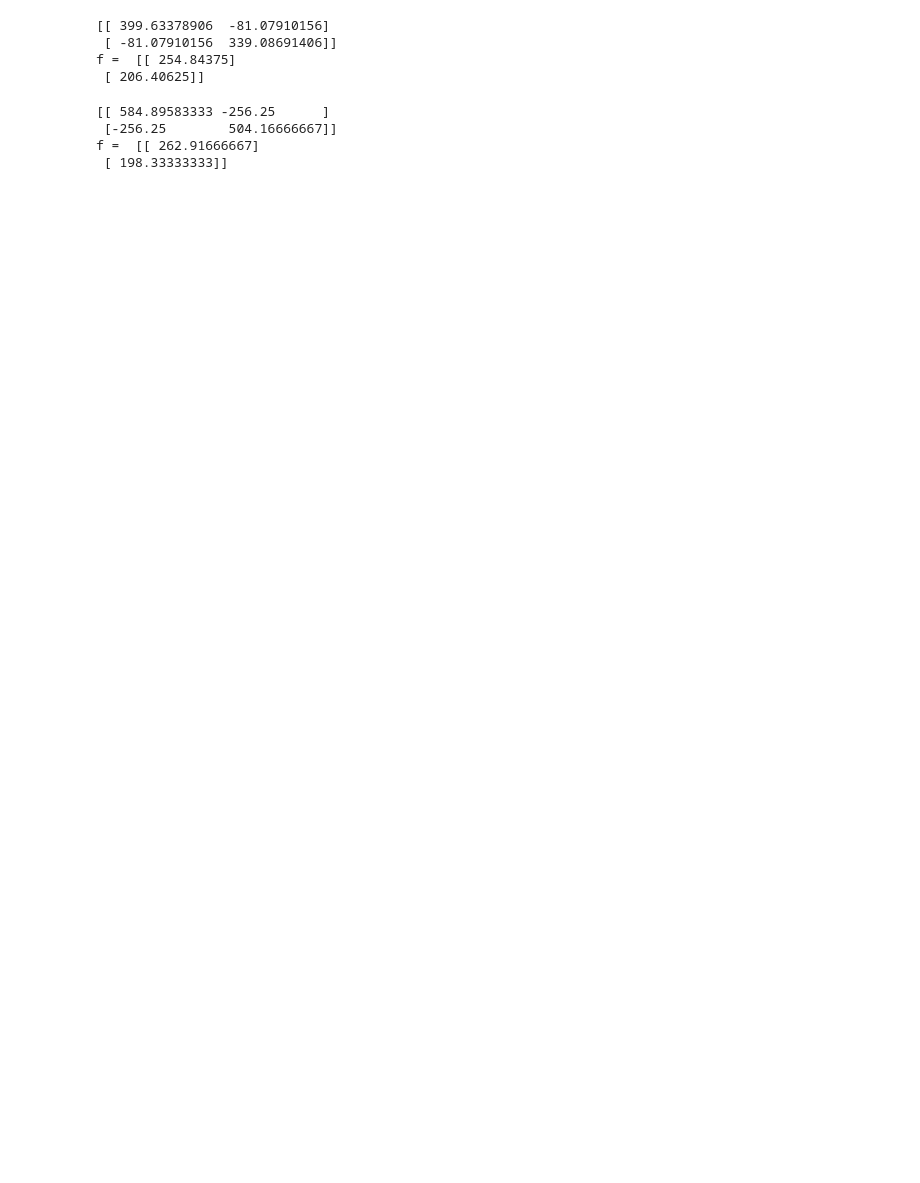
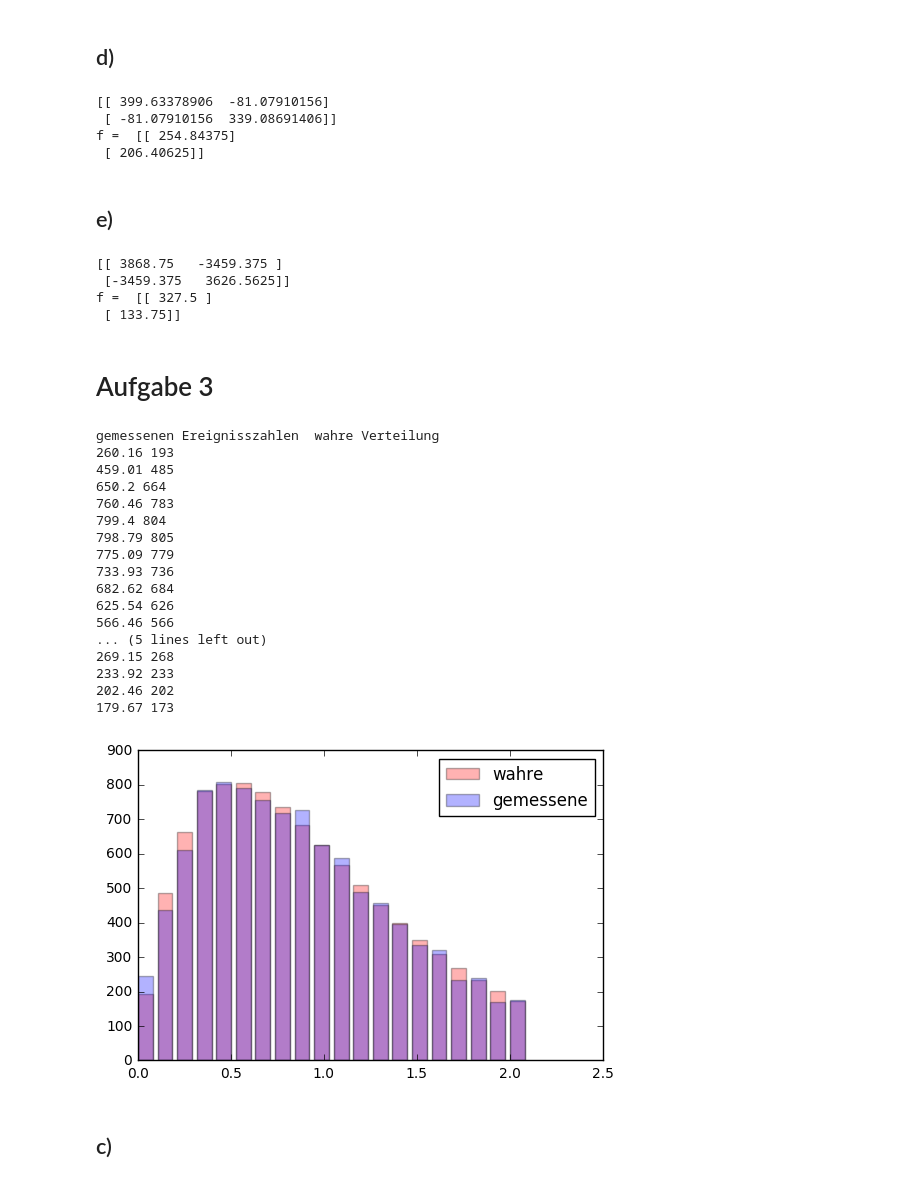
Before and after one commit to phlipo95/SMD, a Jupyter notebook: 11-01.02.2017/Python/Untitled.ipynb, the cells around one changed output. Saved outputs shown, nothing was run; the diff lists cells and outputs as text; code cells hidden in the pictures; blank space fills up the shorter version.

Commit message:
Task 2 and task 3

```diff
--- a/11-01.02.2017/Python/Untitled.ipynb
+++ b/11-01.02.2017/Python/Untitled.ipynb
@@ -33,3 +36,5 @@ class unfold:
+# %% [markdown]
+## d)
 # %%
 a = unfold(np.array([200,169]), deficit=0.8, incorrAss=0.1)
 print(a.calcKov())
@@ -39,12 +44,50 @@ print("f = ",a.trueEvents())
  [ -81.07910156  339.08691406]]
 f =  [[ 254.84375]
  [ 206.40625]]
+# %% [markdown]
+## e)
 # %%
-b = unfold(np.array([200,169]), deficit=0.8, incorrAss=0.2)
+b = unfold(np.array([200,169]), deficit=0.8, incorrAss=0.4)
 print(b.calcKov())
 print("f = ",b.trueEvents())
 # %% [output]
-[[ 584.89583333 -256.25      ]
- [-256.25        504.16666667]]
-f =  [[ 262.91666667]
- [ 198.33333333]]
+[[ 3868.75   -3459.375 ]
+ [-3459.375   3626.5625]]
+f =  [[ 327.5 ]
+ [ 133.75]]
+# %% [markdown]
+# Aufgabe 3
+# %%
+f = np.array([193,485,664,783,804,805,779,736,684,626,566,508,452,400,351,308,268,233,202,173])
+task3 = unfold(f, incorrAss=0.23)
+g = np.matmul(task3.ansM,f)
+D = np.diagflat(np.sort(g, axis=None)[::-1])
+print("gemessenen Ereignisszahlen"," wahre Verteilung")
+for x in range(len(f)):
+    print(g[x] , f[x])
+g_mess = np.random.poisson(np.matmul(task3.ansM,f))
+plt.bar(np.linspace(0,2,20), f, width=0.08, color ="red", alpha=0.3, label="wahre")
+plt.bar(np.linspace(0,2,20), g_mess, width=0.08, alpha=0.3, label="gemessene")
+plt.legend(loc="best")
+plt.show()
+# %% [output]
+gemessenen Ereignisszahlen  wahre Verteilung
+260.16 193
+459.01 485
+650.2 664
+760.46 783
+799.4 804
+798.79 805
+775.09 779
+733.93 736
+682.62 684
+625.54 626
+566.46 566
+... (5 lines left out)
+269.15 268
+233.92 233
+202.46 202
+179.67 173
+[figure, added]
+# %% [markdown]
+## c)
```
Also changed, not shown: parts of 5 cells of this notebook, 4 other files.
